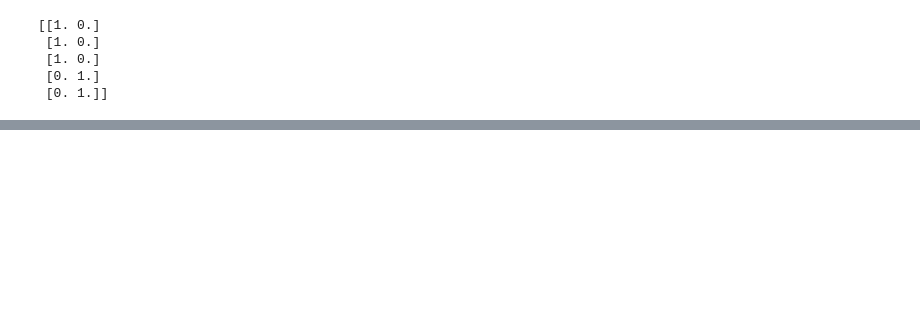
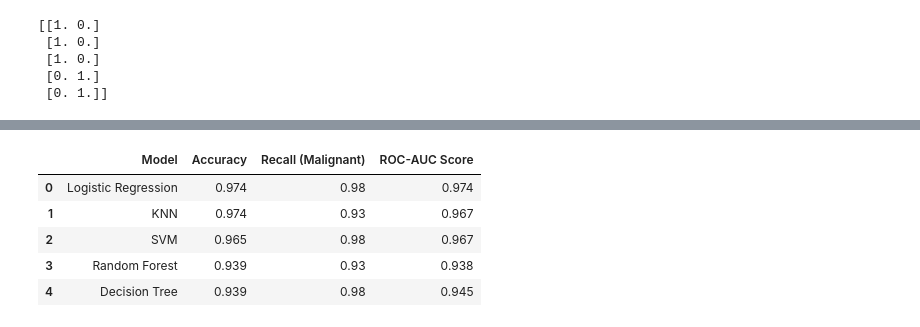
Before and after one commit to prameela-rani-patnaik/ML_DL, a Jupyter notebook: breast_cancer_ml/Breast_Cancer.ipynb, the cells around one changed output, grey strips where cells are left out. Cells and saved outputs as stored; diff of their text form; code cells hidden in the pictures; blank space fills up the shorter version.

```diff
--- a/breast_cancer_ml/Breast_Cancer.ipynb
+++ b/breast_cancer_ml/Breast_Cancer.ipynb
@@ -385,0 +376,37 @@ dt: 0.9270531400966184
+# %%
+import pandas as pd
+
+# Recall scores for class 1 (Malignant) as manually extracted from classification reports
+# These values are crucial for medical diagnosis as missing a positive case is high risk.
+recall_malignant = {
+    "Logistic Regression": 0.98,
+    "KNN": 0.93,
+    "SVM": 0.98,
+    "Random Forest": 0.93,
+    "Decision Tree": 0.98  # Updated based on latest classification report for DT
+}
+
+# Create a dictionary to store all metrics
+summary_data = {
+    'Model': ['Logistic Regression', 'KNN', 'SVM', 'Random Forest', 'Decision Tree'],
+    'Accuracy': [lr_acc, knn_acc, svc_acc, rf_acc, dt_acc],
+    'Recall (Malignant)': [recall_malignant['Logistic Regression'],
+                           recall_malignant['KNN'],
+                           recall_malignant['SVM'],
+                           recall_malignant['Random Forest'],
+                           recall_malignant['Decision Tree']],
+    'ROC-AUC Score': [lr_roc_auc_score, knn_roc_auc_score, svc_roc_auc_score, rf_roc_auc_score, dt_roc_auc_score]
+}
+
+# Create a DataFrame from the summary data
+summary_df = pd.DataFrame(summary_data)
+
+# Display the summary table
+display(summary_df.round(3))
+# %% [output]
+|  | Model | Accuracy | Recall (Malignant) | ROC-AUC Score |
+| 0 | Logistic Regression | 0.974 | 0.98 | 0.974 |
+| 1 | KNN | 0.974 | 0.93 | 0.967 |
+| 2 | SVM | 0.965 | 0.98 | 0.967 |
+| 3 | Random Forest | 0.939 | 0.93 | 0.938 |
+| 4 | Decision Tree | 0.939 | 0.98 | 0.945 |
```
Also changed, not shown: parts of 14 cells of this notebook.
